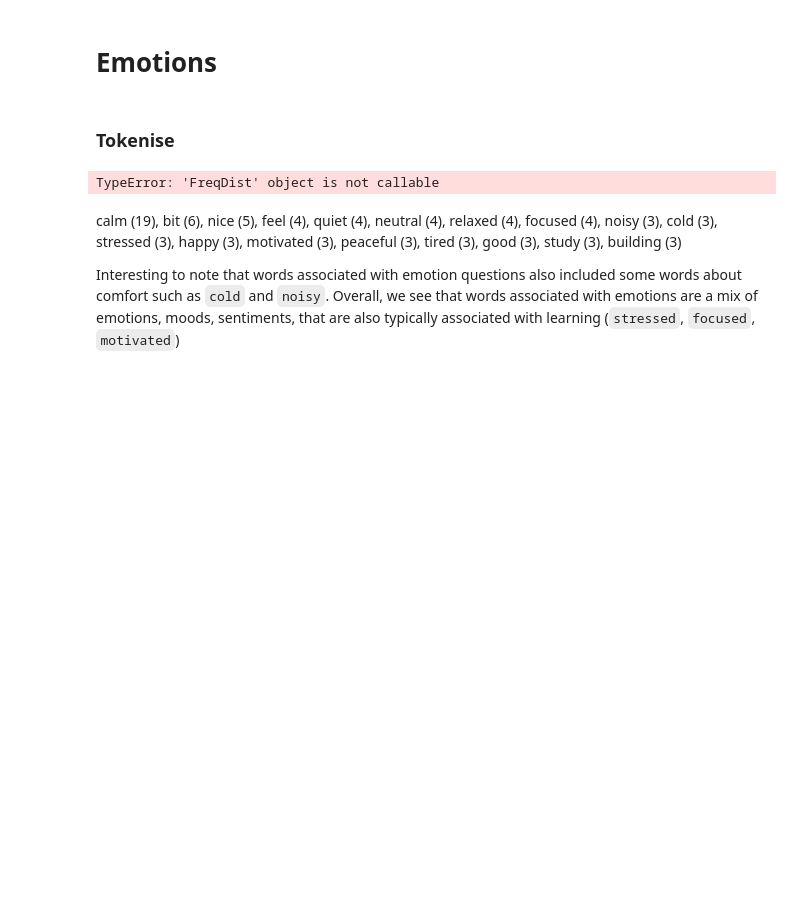
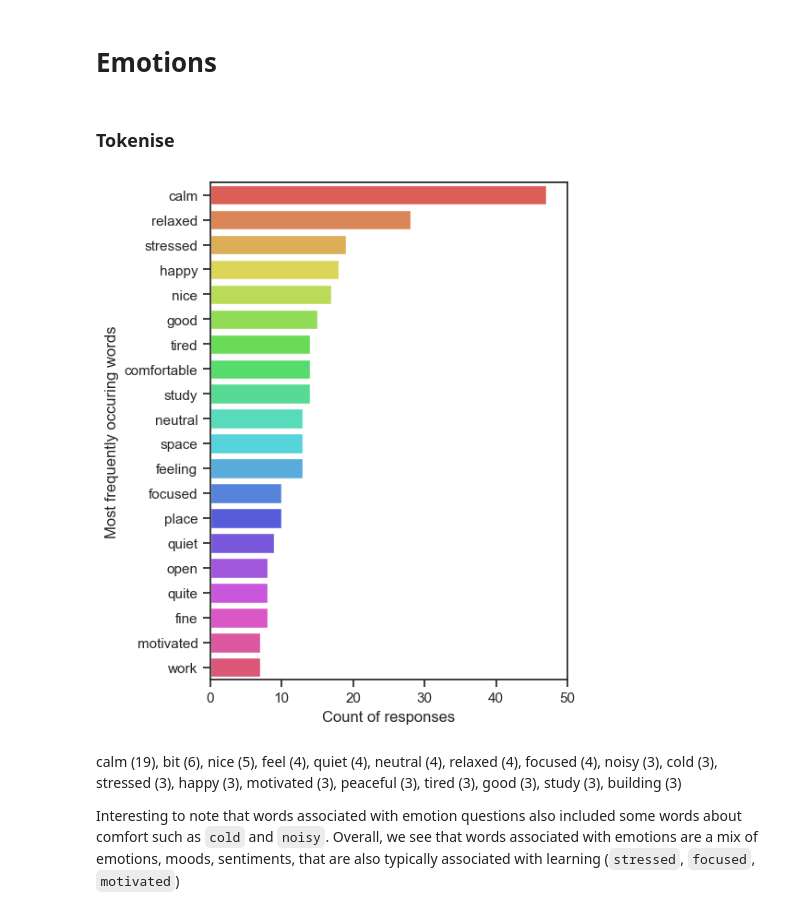
Before and after one commit to shrutirao94/language-comfort-emotions, a Jupyter notebook: analysis.ipynb, the cells around one changed output. Cells and saved outputs as stored; diff of their text form; code cells hidden in the pictures; blank space fills up the shorter version.

Commit message:
[FEATURE] Analysis on New Data: Frequency Distribitiuon

```diff
--- a/analysis.ipynb
+++ b/analysis.ipynb
@@ -231,6 +231,8 @@ import string
 
 def apply_token(row):
     stop_words = set(stopwords.words("english"))
+    stop_words.update(["like", "feel", 'bit', 'feels', 'im',
+                      'much'])
     words_in_sent = word_tokenize(row)
 
     filtered_list = []
@@ -256,9 +258,11 @@ def cleanup(df_emo):
 df_emo = df_emo.apply(apply_token)
 combo_emo_list = cleanup(df_emo)
 # %%
-def frequency_distribution(lst, label):
+def calc_frequency_distribution(lst, label):
     top_n = FreqDist(lst).most_common(20)
+    # print(top_n)
     frequency_distribution = pd.Series(dict(top_n))
+    plt.figure(figsize=(8, 7))
 
     sns.set_theme(style="ticks")
     sns.barplot(y=frequency_distribution.index,
@@ -266,9 +270,9 @@ def frequency_distribution(lst, label):
                 palette = 'hls',
                 saturation = 8)
     plt.xlabel("Count of responses")
-    plt.ylabel("Most frequently occuring responses")
+    plt.ylabel("Most frequently occuring words")
     plt.gcf().set_size_inches(5,7)
-    # plt.xlim(0,20)
+    plt.xlim(0,100)
 
     plt.savefig('plots/' + label + '-freq-dist.jpg',
             dpi=300, bbox_inches='tight')
@@ -277,8 +279,7 @@ frequency_distribution = FreqDist(combo_emo_list)
 # %%
-frequency_distribution.most_common(20)
-frequency_distribution(combo_emo_list, 'emo')
+calc_frequency_distribution(combo_emo_list, 'emo')
 # %% [output]
-TypeError: 'FreqDist' object is not callable
+[figure, added]
 # %% [markdown]
 calm (19), bit (6), nice (5), feel (4), quiet (4), neutral (4), relaxed (4), focused (4), noisy (3), cold (3), stressed (3), happy (3), motivated (3), peaceful (3), tired (3), good (3), study (3), building (3)
 
```
Also changed, not shown: parts of 6 cells of this notebook.
